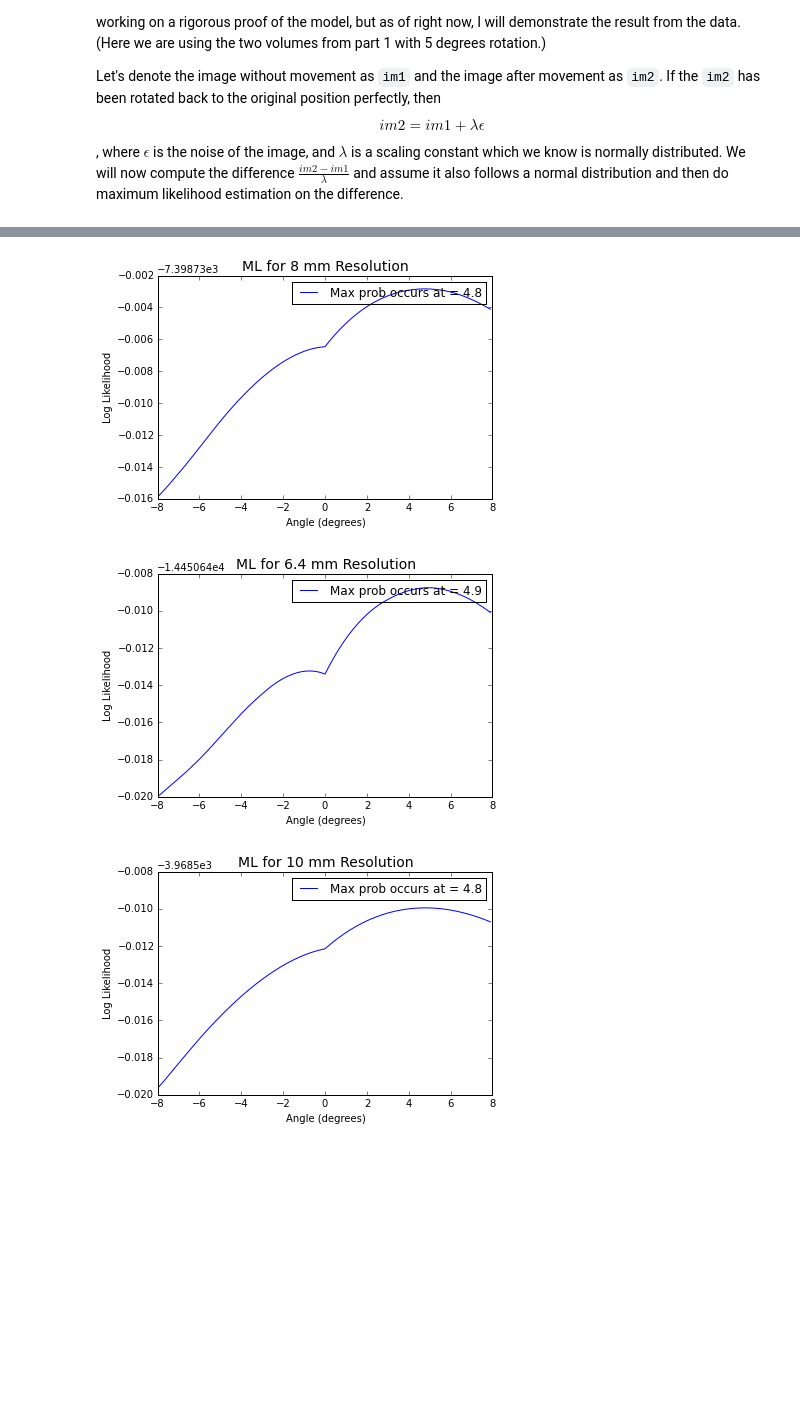
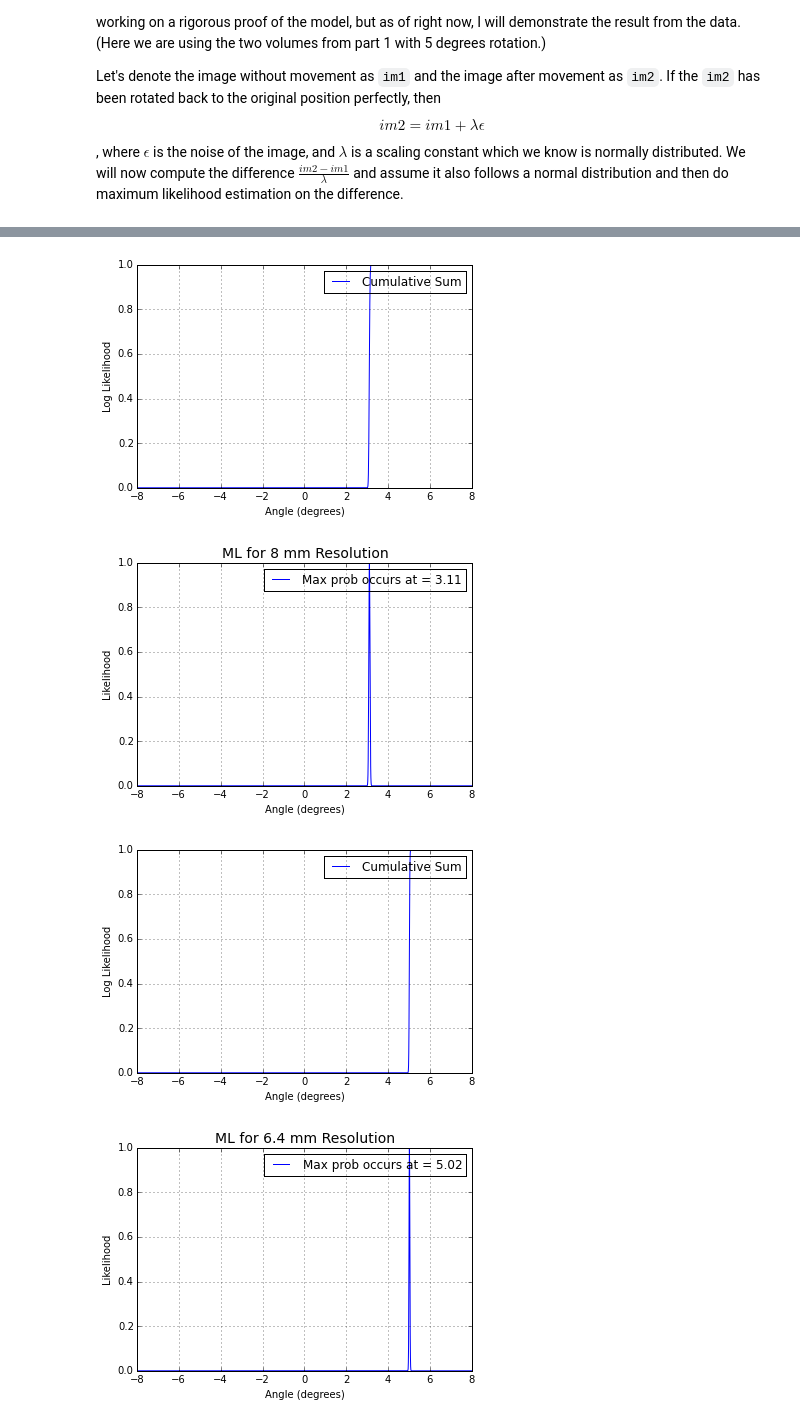
Before and after one commit to zyzdiana/AC297r-Volume-Registration, a Jupyter notebook: Multiple_Resolutions.ipynb, the cells around one changed output, grey strips where cells are left out. Drawn from its saved outputs; the diff is of its cells as text; code cells hidden in the pictures; blank space fills up the shorter version.

```diff
--- a/Multiple_Resolutions.ipynb
+++ b/Multiple_Resolutions.ipynb
@@ -175,10 +251,11 @@ for th in thetas:
 # %%
-thetas = np.arange(-8,8,0.1)
+thetas = np.arange(-8,8,0.01)
 t = np.zeros([3])
-CI_8 = Maximum_Likelihood(list_8mm[0],list_8mm[1],thetas, t, 0, '8')
-CI_6_4 = Maximum_Likelihood(list_6_4mm[0],list_6_4mm[1],thetas, t, 0, '6.4')
-CI_10 = Maximum_Likelihood(list_10mm[0],list_10mm[1],thetas, t, 0, '10')
+prob_8 = Maximum_Likelihood(list_8mm[0],list_8mm[1],thetas, t, 0.25, 0, '8')
+prob_6_4 = Maximum_Likelihood(list_6_4mm[0],list_6_4mm[1],thetas, t, 0.25, 0, '6.4')
+prob_10 = Maximum_Likelihood(list_10mm[0],list_10mm[1],thetas, t, 0.25, 0,'10')
 # %% [output]
-[figure, old version]
+[figure, new version]
-[figure, old version]
+[figure, new version]
-[figure, old version]
+[figure, new version]
+[figure, added]
```
Also changed, not shown: parts of 21 cells of this notebook, 10 other files.
